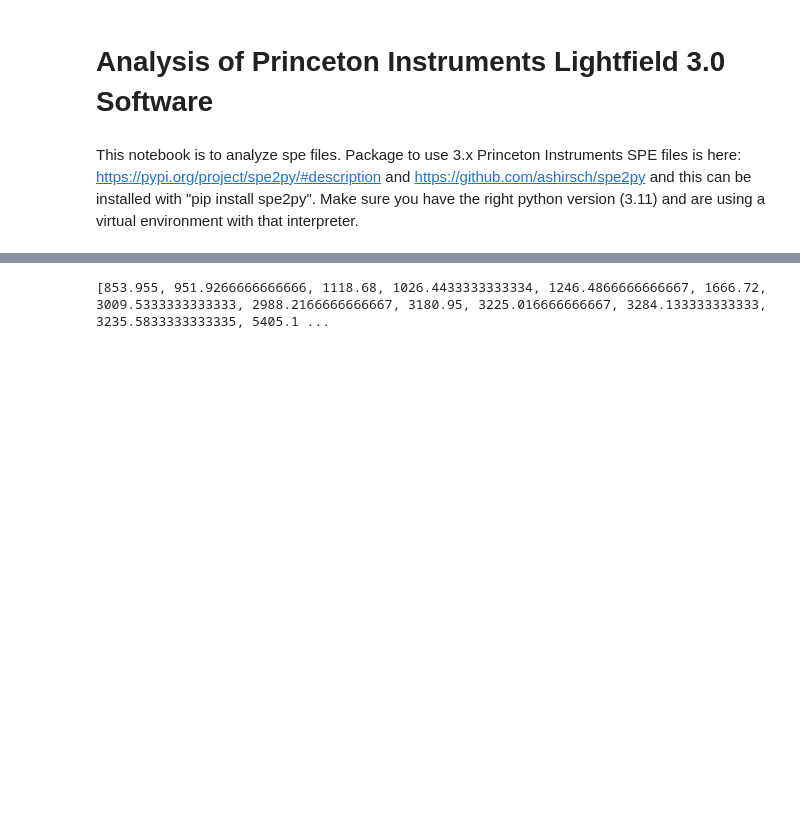
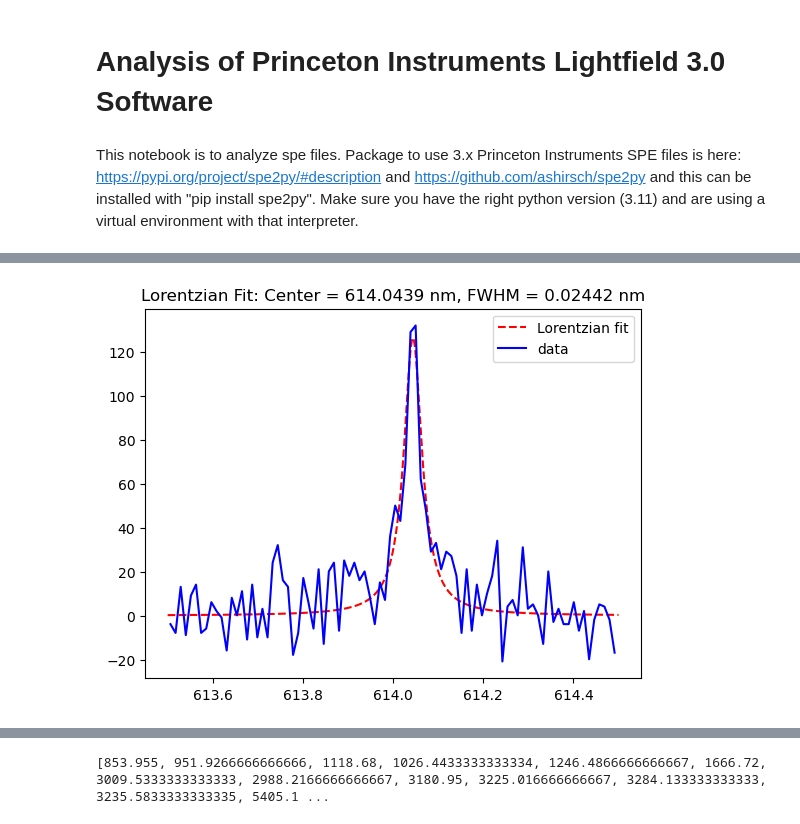
Before and after one commit to UW-Quantum-Defect-Lab/qdmodel, a Jupyter notebook: qdanalysis/readSPE3.0.ipynb, the cells around one changed output, grey strips where cells are left out. Drawn from its saved outputs; the diff is of its cells as text; code cells hidden in the pictures; blank space fills up the shorter version.

```diff
--- a/qdanalysis/readSPE3.0.ipynb
+++ b/qdanalysis/readSPE3.0.ipynb
@@ -15,3 +15,38 @@ from scipy.stats import norm
 import os
 import pandas as pd
 from spefile3 import speFile3
+# %%
+from scipy.optimize import curve_fit
+
+filename = '/Users/tommtommbom/Desktop/qdrepos/CdSeSpecData/2024/2024_12_04/482/transmission_Grating/482_10uW_300sec_615center_1800groove 2024 December 04 17_56_39.spe'
+s = speFile3(filename)
+frameNum = 0
+# s.quickPlot(frame = frameNum, ylim= None)
+# plt.xlim(613,615)
+# plt.ylim(0, 1000)
+# Define Lorentzian function
+def lorentzian(x, x0, gamma, a):
+    return a/np.pi * (gamma / ((x - x0)**2 + (gamma)**2))
+
+# Select data within the range 613 to 615 nm
+mask = (s.wavelengths >= 613.5) & (s.wavelengths <= 614.5)
+x_data = s.wavelengths[mask]
+y_data = s.data[frameNum][0][0][mask]
+# Take average of first 20 points
+average_first_20 = np.mean(y_data[:20])
+
+# Subtract the average from y_data
+y_data_bkg_subtracted = y_data - average_first_20
+
+# Fit the data to the Lorentzian function
+popt, _ = curve_fit(lorentzian, x_data, y_data_bkg_subtracted, p0=[614, 0.01, 120])
+
+# Plot the fitted curve
+x_fit = np.linspace(613.5, 614.5, 1000)
+y_fit = lorentzian(x_fit, *popt)
+plt.plot(x_fit, y_fit, 'r--', label='Lorentzian fit')
+plt.plot(x_data, y_data_bkg_subtracted, 'b-', label='data')
+plt.legend()
+plt.title(f"Lorentzian Fit: Center = {popt[0]:.4f} nm, FWHM = {popt[1]:.5f} nm")
+plt.show()
+# %% [output]
@@ -18 +54,2 @@ from spefile3 import speFile3
+[figure, added]
 # %%
```
Also changed, not shown: parts of 9 cells of this notebook, 2 other files.
